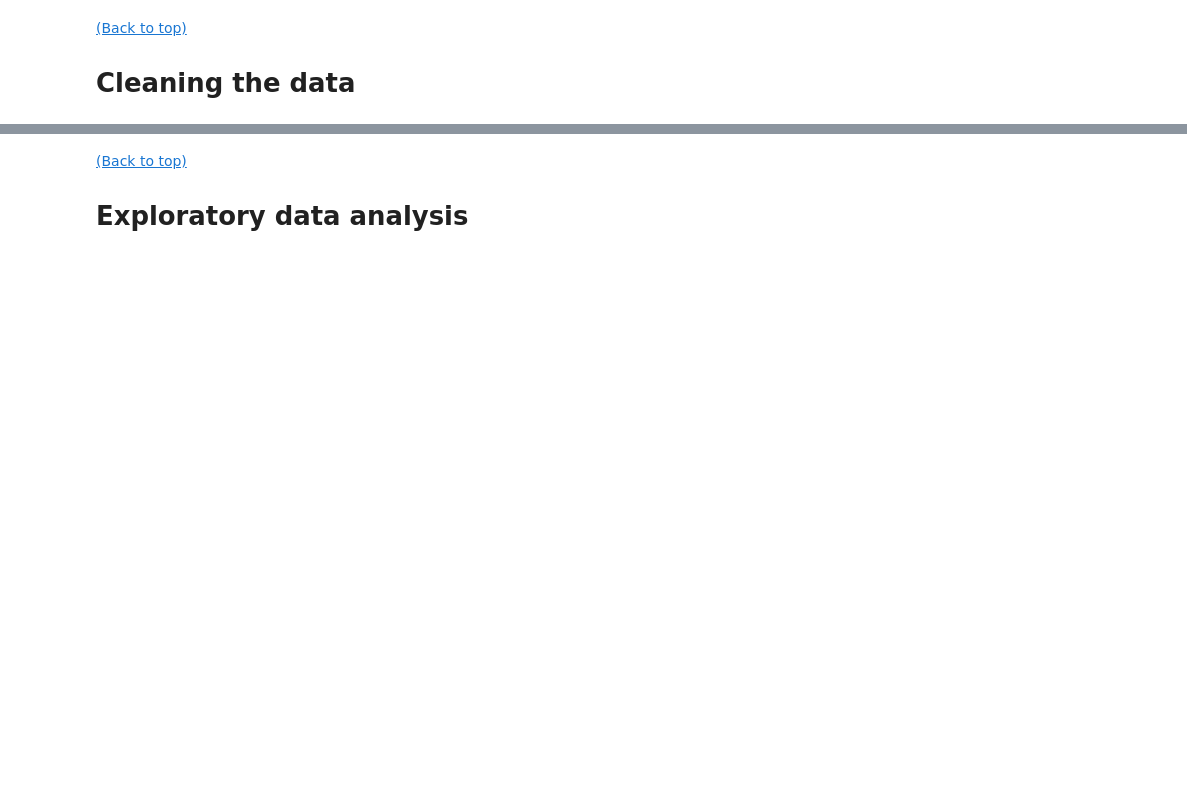
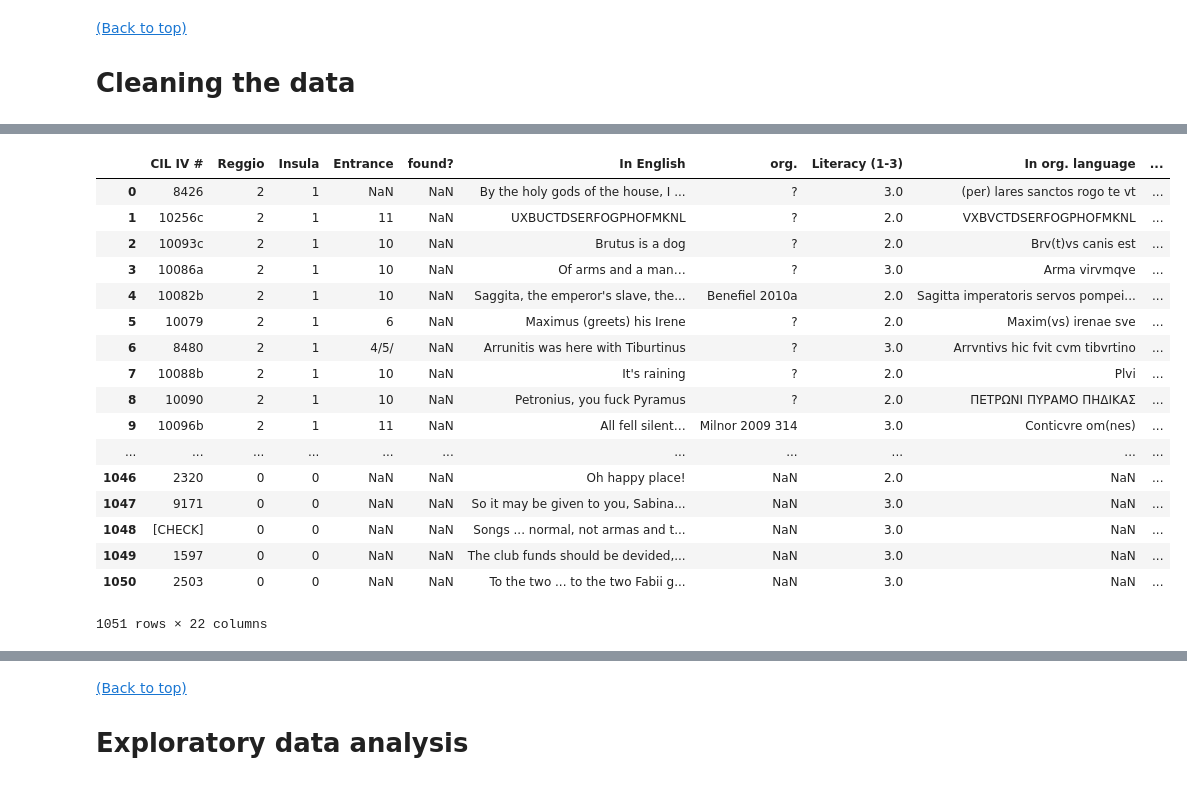
Before and after one commit to ssrosa/cacator_cave_malum, a Jupyter notebook: student.ipynb, the cells around one changed output, grey strips where cells are left out. Saved outputs shown, nothing was run; the diff lists cells and outputs as text; code cells hidden in the pictures; blank space fills up the shorter version.

```diff
--- a/student.ipynb
+++ b/student.ipynb
@@ -225,0 +374,22 @@ df_raw[df_raw['In English'].str.contains('gods')]
+# %%
+#Reggio 7 Insula 12 had a brothel at entrances 18 through 20. Will change these values to 19.
+df_raw.replace('18_20', '19')
+# %% [output]
+|  | CIL IV # | Reggio | Insula | Entrance | found? | In English | org. | Literacy (1-3) | In org. language | ... |
+| 0 | 8426 | 2 | 1 | NaN | NaN | By the holy gods of the house, I ... | ? | 3.0 | (per) lares sanctos rogo te vt | ... |
+| 1 | 10256c | 2 | 1 | 11 | NaN | UXBUCTDSERFOGPHOFMKNL | ? | 2.0 | VXBVCTDSERFOGPHOFMKNL | ... |
+| 2 | 10093c | 2 | 1 | 10 | NaN | Brutus is a dog | ? | 2.0 | Brv(t)vs canis est | ... |
+| 3 | 10086a | 2 | 1 | 10 | NaN | Of arms and a man… | ? | 3.0 | Arma virvmqve | ... |
+| 4 | 10082b | 2 | 1 | 10 | NaN | Saggita, the emperor's slave, the... | Benefiel 2010a | 2.0 | Sagitta imperatoris servos pompei... | ... |
+| 5 | 10079 | 2 | 1 | 6 | NaN | Maximus (greets) his Irene | ? | 2.0 | Maxim(vs) irenae sve | ... |
+| 6 | 8480 | 2 | 1 | 4/5/ | NaN | Arrunitis was here with Tiburtinus | ? | 3.0 | Arrvntivs hic fvit cvm tibvrtino | ... |
+| 7 | 10088b | 2 | 1 | 10 | NaN | It's raining | ? | 2.0 | Plvi | ... |
+| 8 | 10090 | 2 | 1 | 10 | NaN | Petronius, you fuck Pyramus | ? | 2.0 | ΠΕΤΡΩΝΙ ΠΥΡΑΜΟ ΠΗΔΙΚΑΣ | ... |
+| 9 | 10096b | 2 | 1 | 11 | NaN | All fell silent… | Milnor 2009 314 | 3.0 | Conticvre om(nes) | ... |
+| ... | ... | ... | ... | ... | ... | ... | ... | ... | ... | ... |
+| 1046 | 2320 | 0 | 0 | NaN | NaN | Oh happy place! | NaN | 2.0 | NaN | ... |
+| 1047 | 9171 | 0 | 0 | NaN | NaN | So it may be given to you, Sabina... | NaN | 3.0 | NaN | ... |
+| 1048 | [CHECK] | 0 | 0 | NaN | NaN | Songs ... normal, not armas and t... | NaN | 3.0 | NaN | ... |
+| 1049 | 1597 | 0 | 0 | NaN | NaN | The club funds should be devided,... | NaN | 3.0 | NaN | ... |
+| 1050 | 2503 | 0 | 0 | NaN | NaN | To the two ... to the two Fabii g... | NaN | 3.0 | NaN | ... |
+1051 rows × 22 columns
```
Also changed, not shown: parts of 47 cells of this notebook.
